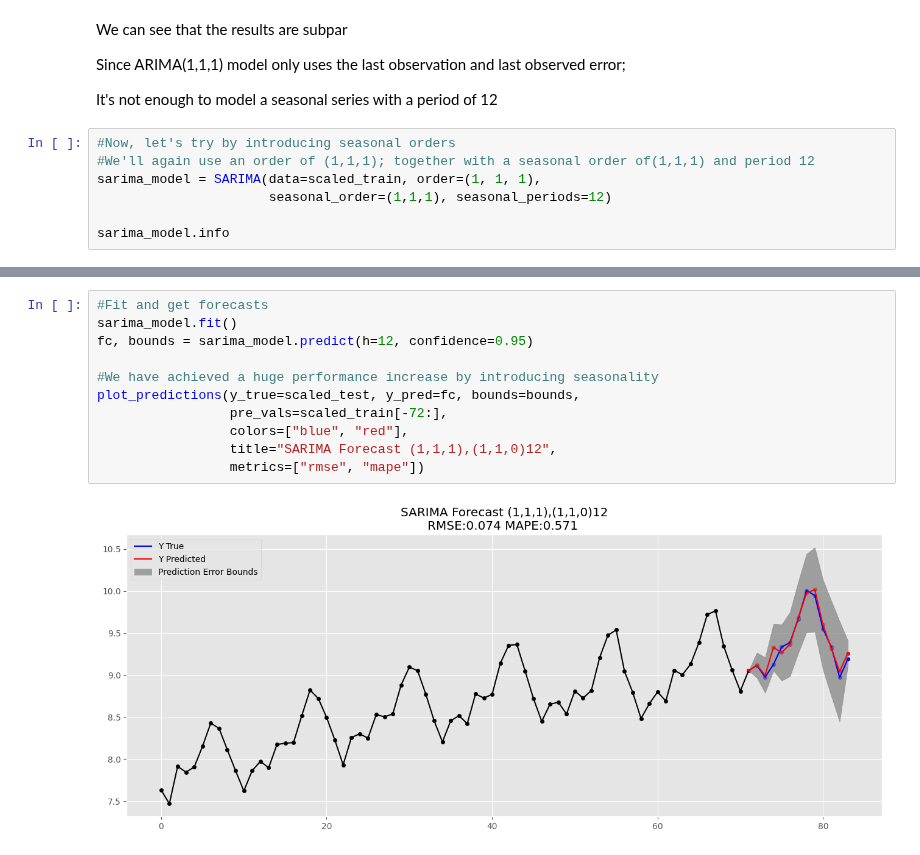
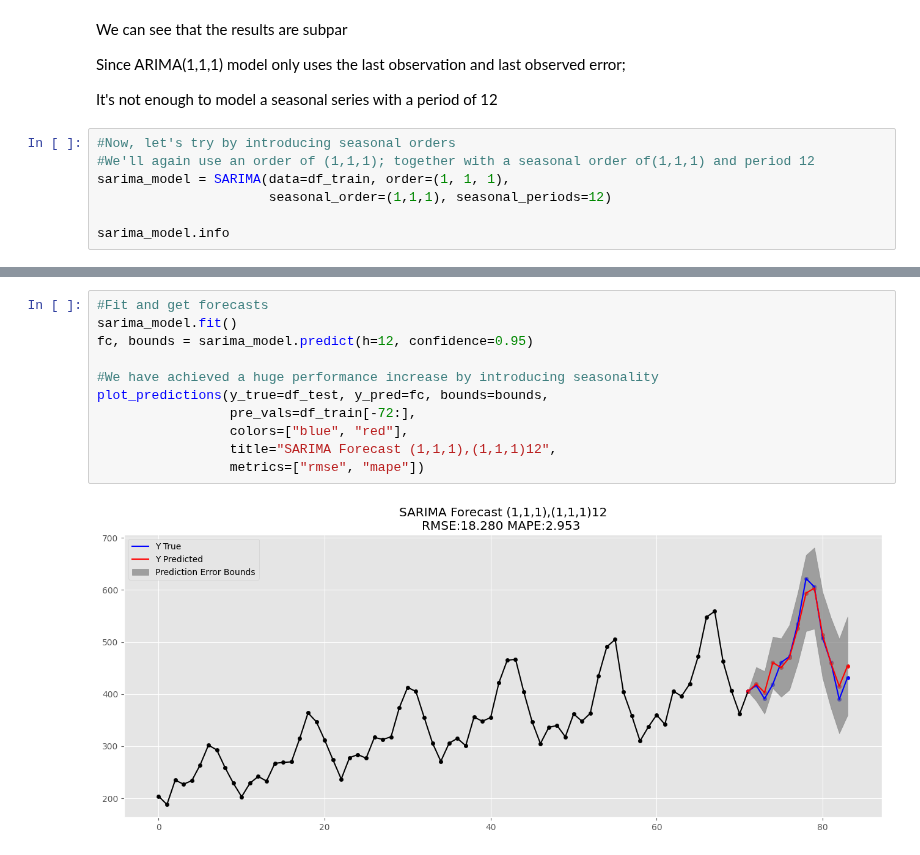
Before and after one commit to chrono-kit/chrono-kit, a Jupyter notebook: examples/ARIMA.ipynb, the cells around one changed output, grey strips where cells are left out. Saved outputs shown, nothing was run; the diff lists cells and outputs as text.

```diff
--- a/examples/ARIMA.ipynb
+++ b/examples/ARIMA.ipynb
@@ -136,7 +121,7 @@ It's not enough to model a seasonal series with a period of 12
 # %%
 #Now, let's try by introducing seasonal orders
 #We'll again use an order of (1,1,1); together with a seasonal order of(1,1,1) and period 12
-sarima_model = SARIMA(data=scaled_train, order=(1, 1, 1),
+sarima_model = SARIMA(data=df_train, order=(1, 1, 1),
                       seasonal_order=(1,1,1), seasonal_periods=12)
 
 sarima_model.info
@@ -152,13 +149,13 @@ sarima_model.info
 # %%
 #Fit and get forecasts
 sarima_model.fit()
 fc, bounds = sarima_model.predict(h=12, confidence=0.95)
 
 #We have achieved a huge performance increase by introducing seasonality
-plot_predictions(y_true=scaled_test, y_pred=fc, bounds=bounds,
-                 pre_vals=scaled_train[-72:],
+plot_predictions(y_true=df_test, y_pred=fc, bounds=bounds,
+                 pre_vals=df_train[-72:],
                  colors=["blue", "red"],
-                 title="SARIMA Forecast (1,1,1),(1,1,0)12",
+                 title="SARIMA Forecast (1,1,1),(1,1,1)12",
                  metrics=["rmse", "mape"])
 # %% [output]
-[figure, old version]
+[figure, new version]
```
Also changed, not shown: parts of 7 cells of this notebook, 3 other files.
